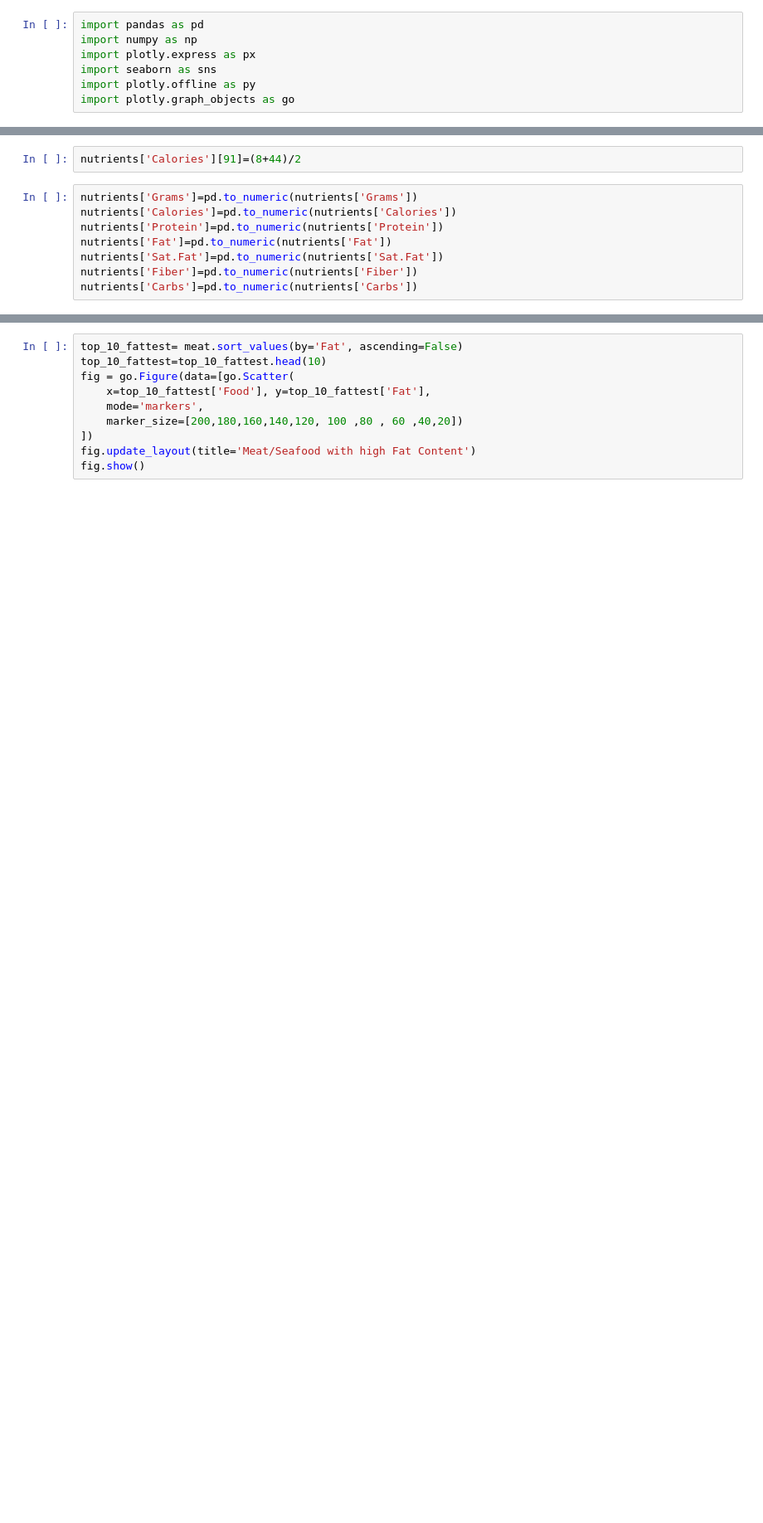
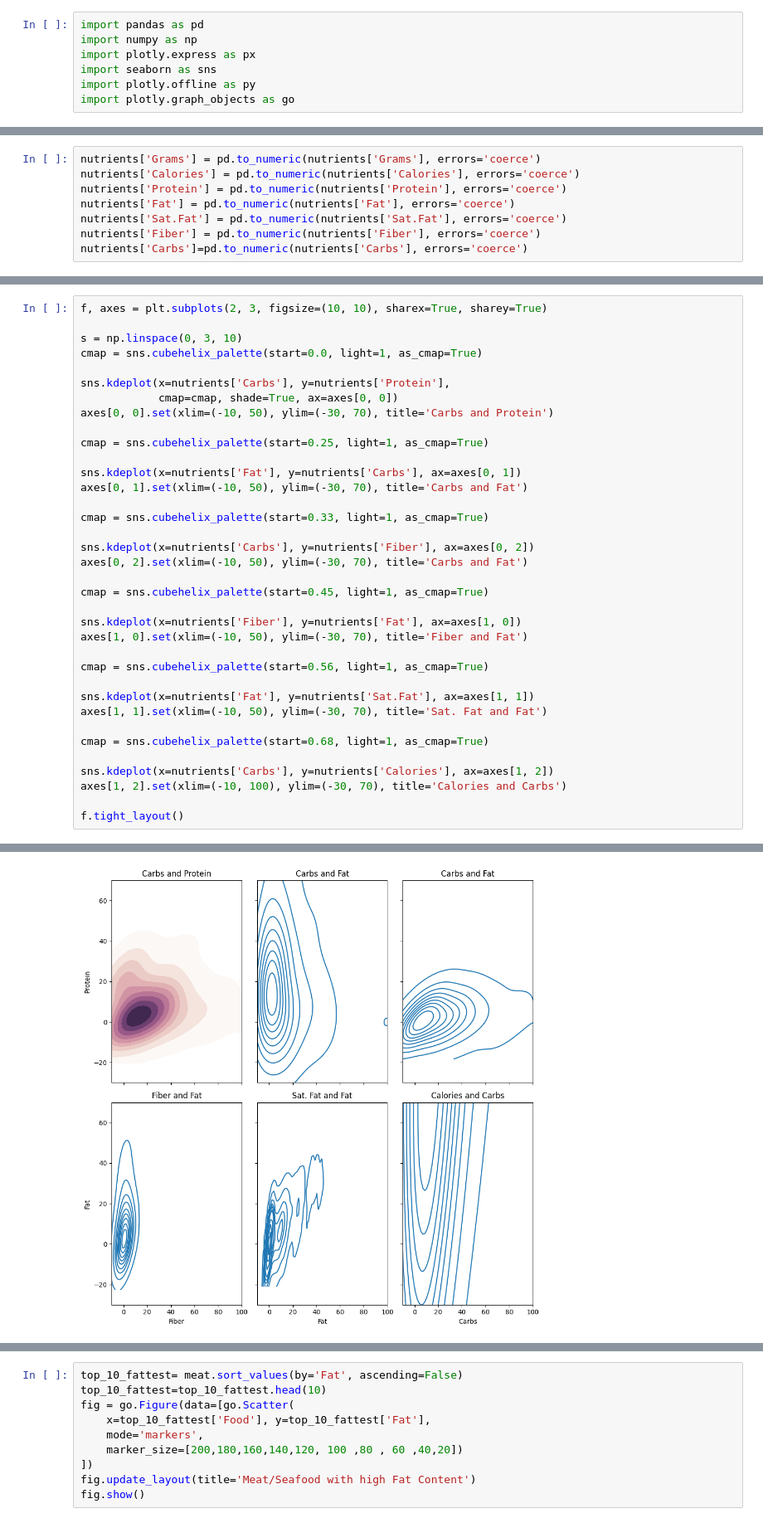
Before and after one commit to imshresth0810/btp, a Jupyter notebook: btp.ipynb, the cells around one changed output, grey strips where cells are left out. Shown at 83% size. Cells and saved outputs as stored; diff of their text form; blank space fills up the shorter version.

Commit message:
data_clean&Visualize

```diff
--- a/btp.ipynb
+++ b/btp.ipynb
@@ -32,13 +32,11 @@ nutrients.head()
-# %%
-nutrients['Calories'][91]=(8+44)/2
 # %%
-nutrients['Grams']=pd.to_numeric(nutrients['Grams'])
-nutrients['Calories']=pd.to_numeric(nutrients['Calories'])
-nutrients['Protein']=pd.to_numeric(nutrients['Protein'])
-nutrients['Fat']=pd.to_numeric(nutrients['Fat'])
-nutrients['Sat.Fat']=pd.to_numeric(nutrients['Sat.Fat'])
-nutrients['Fiber']=pd.to_numeric(nutrients['Fiber'])
-nutrients['Carbs']=pd.to_numeric(nutrients['Carbs'])
+nutrients['Grams'] = pd.to_numeric(nutrients['Grams'], errors='coerce')
+nutrients['Calories'] = pd.to_numeric(nutrients['Calories'], errors='coerce')
+nutrients['Protein'] = pd.to_numeric(nutrients['Protein'], errors='coerce')
+nutrients['Fat'] = pd.to_numeric(nutrients['Fat'], errors='coerce')
+nutrients['Sat.Fat'] = pd.to_numeric(nutrients['Sat.Fat'], errors='coerce')
+nutrients['Fiber'] = pd.to_numeric(nutrients['Fiber'], errors='coerce')
+nutrients['Carbs']=pd.to_numeric(nutrients['Carbs'], errors='coerce')
 # %%
 nutrients.dtypes
 # %% [output]
@@ -83,0 +82,37 @@ nutrients.shape
+# %%
+f, axes = plt.subplots(2, 3, figsize=(10, 10), sharex=True, sharey=True)
+
+s = np.linspace(0, 3, 10)
+cmap = sns.cubehelix_palette(start=0.0, light=1, as_cmap=True)
+
+sns.kdeplot(x=nutrients['Carbs'], y=nutrients['Protein'],
+            cmap=cmap, shade=True, ax=axes[0, 0])
+axes[0, 0].set(xlim=(-10, 50), ylim=(-30, 70), title='Carbs and Protein')
+
+cmap = sns.cubehelix_palette(start=0.25, light=1, as_cmap=True)
+
+sns.kdeplot(x=nutrients['Fat'], y=nutrients['Carbs'], ax=axes[0, 1])
+axes[0, 1].set(xlim=(-10, 50), ylim=(-30, 70), title='Carbs and Fat')
+
+cmap = sns.cubehelix_palette(start=0.33, light=1, as_cmap=True)
+
+sns.kdeplot(x=nutrients['Carbs'], y=nutrients['Fiber'], ax=axes[0, 2])
+axes[0, 2].set(xlim=(-10, 50), ylim=(-30, 70), title='Carbs and Fat')
+
+cmap = sns.cubehelix_palette(start=0.45, light=1, as_cmap=True)
+
+sns.kdeplot(x=nutrients['Fiber'], y=nutrients['Fat'], ax=axes[1, 0])
+axes[1, 0].set(xlim=(-10, 50), ylim=(-30, 70), title='Fiber and Fat')
+
+cmap = sns.cubehelix_palette(start=0.56, light=1, as_cmap=True)
+
+sns.kdeplot(x=nutrients['Fat'], y=nutrients['Sat.Fat'], ax=axes[1, 1])
+axes[1, 1].set(xlim=(-10, 50), ylim=(-30, 70), title='Sat. Fat and Fat')
+
+cmap = sns.cubehelix_palette(start=0.68, light=1, as_cmap=True)
+
+sns.kdeplot(x=nutrients['Carbs'], y=nutrients['Calories'], ax=axes[1, 2])
+axes[1, 2].set(xlim=(-10, 100), ylim=(-30, 70), title='Calories and Carbs')
+
+f.tight_layout()
+# %% [output]
@@ -84 +121,2 @@ nutrients.shape
+[figure, added]
 # %%
```
Also changed, not shown: parts of 13 cells of this notebook, 3 other files.
